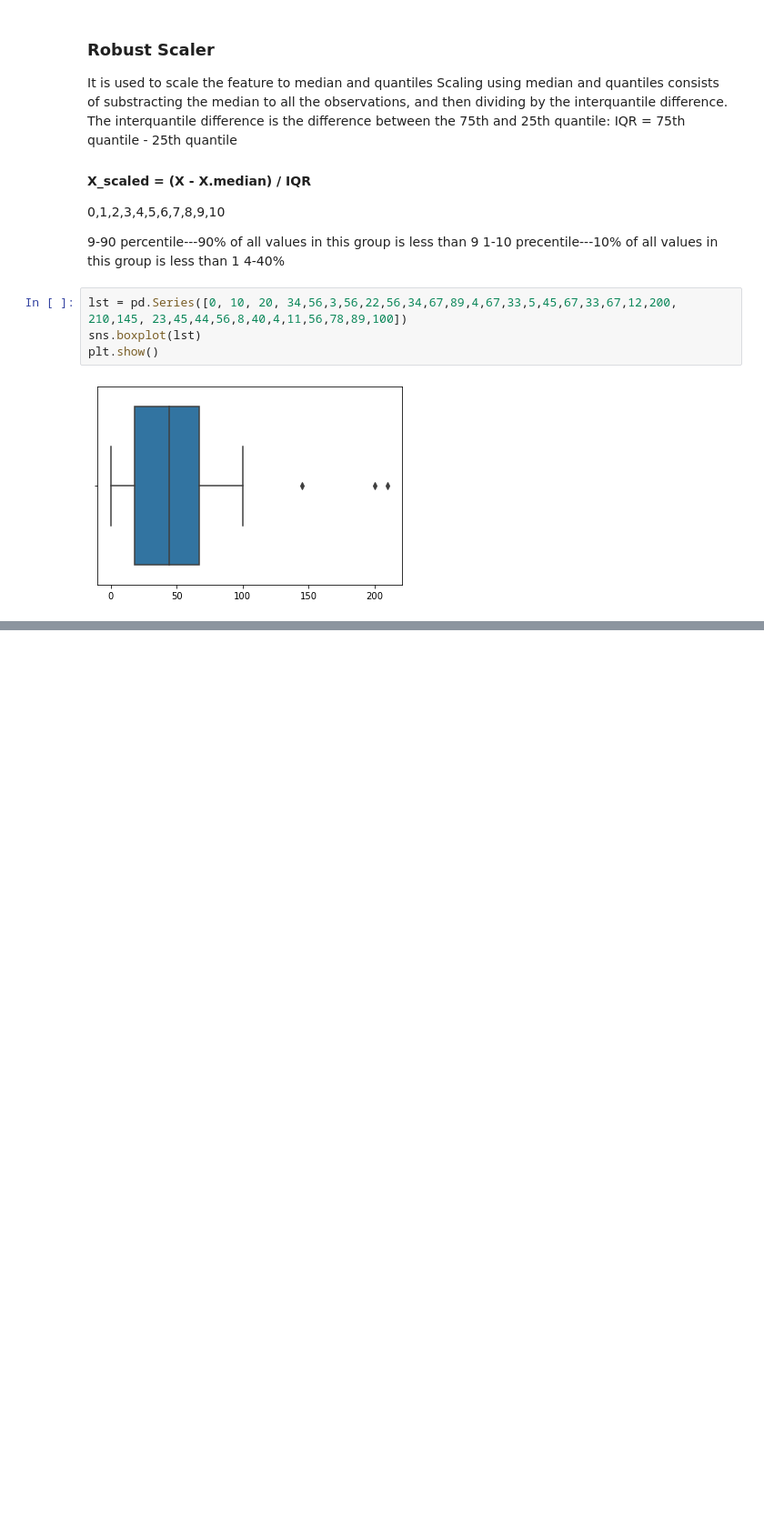
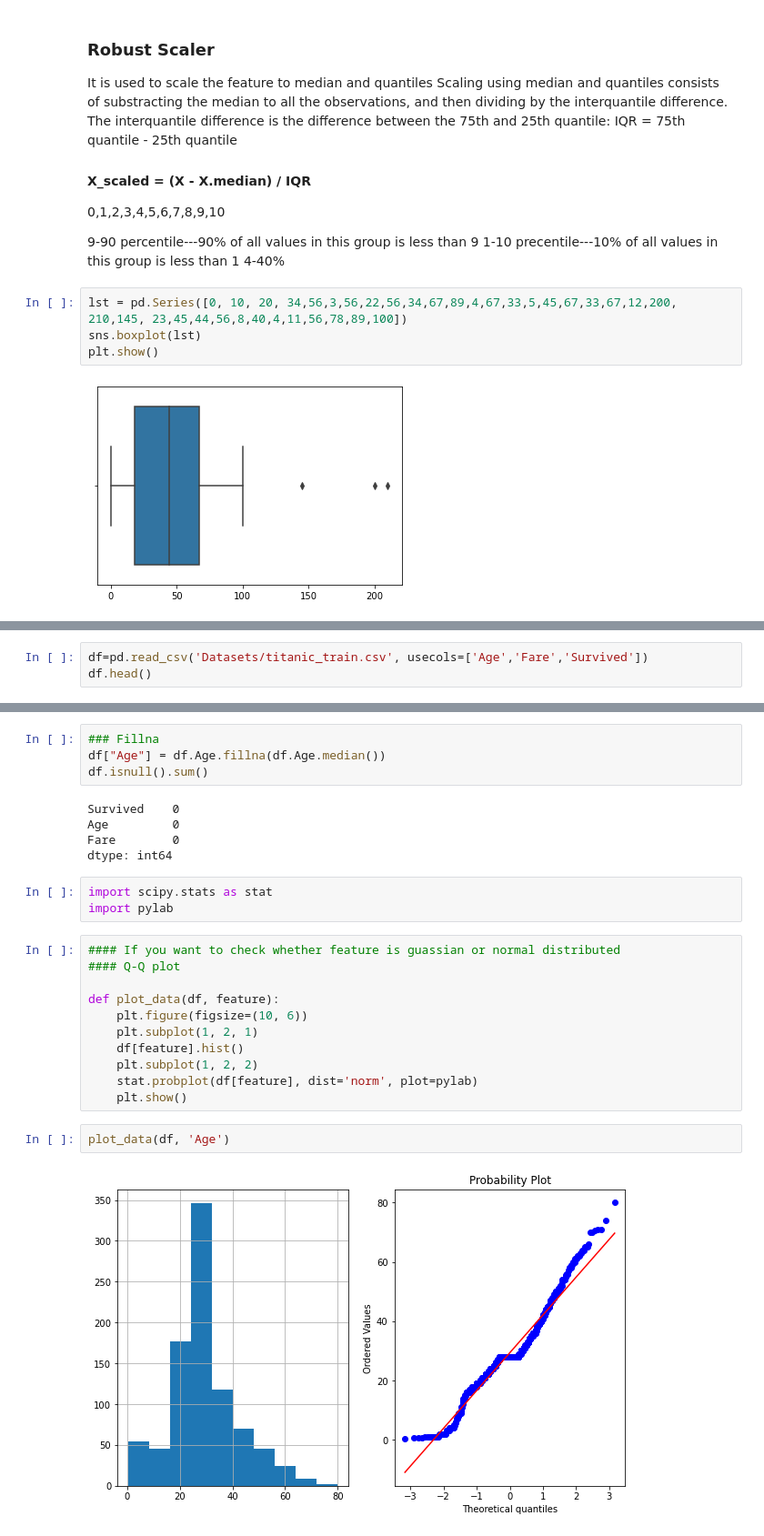
Before and after one commit to itsvivekghosh/10Days_of_FeatureEngineering, a Jupyter notebook: FE_Day6.ipynb, the cells around one changed output, grey strips where cells are left out. Shown at 91% size. Saved outputs shown, nothing was run; the diff lists cells and outputs as text; blank space fills up the shorter version.

```diff
--- a/FE_Day6.ipynb
+++ b/FE_Day6.ipynb
@@ -142,0 +185,3 @@ plt.show()
+# %%
+df=pd.read_csv('Datasets/titanic_train.csv', usecols=['Age','Fare','Survived'])
+df.head()
@@ -142,0 +202,27 @@ plt.show()
+# %%
+### Fillna
+df["Age"] = df.Age.fillna(df.Age.median())
+df.isnull().sum()
+# %% [output]
+Survived    0
+Age         0
+Fare        0
+dtype: int64
+# %%
+import scipy.stats as stat
+import pylab
+# %%
+#### If you want to check whether feature is guassian or normal distributed
+#### Q-Q plot
+
+def plot_data(df, feature):
+    plt.figure(figsize=(10, 6))
+    plt.subplot(1, 2, 1)
+    df[feature].hist()
+    plt.subplot(1, 2, 2)
+    stat.probplot(df[feature], dist='norm', plot=pylab)
+    plt.show()
+# %%
+plot_data(df, 'Age')
+# %% [output]
+[figure, added]
```
Also changed, not shown: parts of 30 cells of this notebook, 1 other file.
